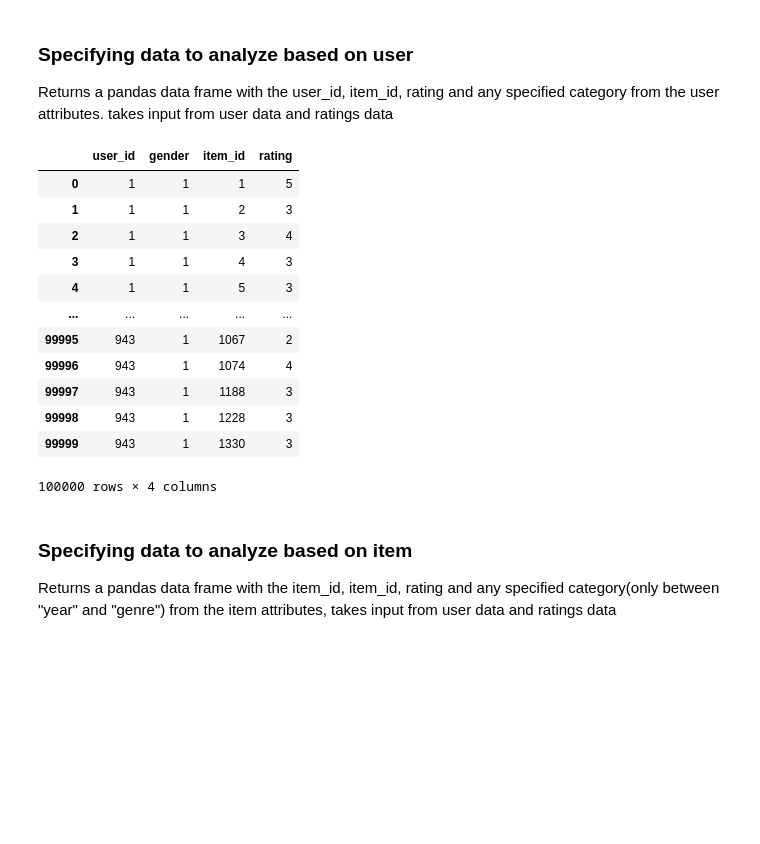
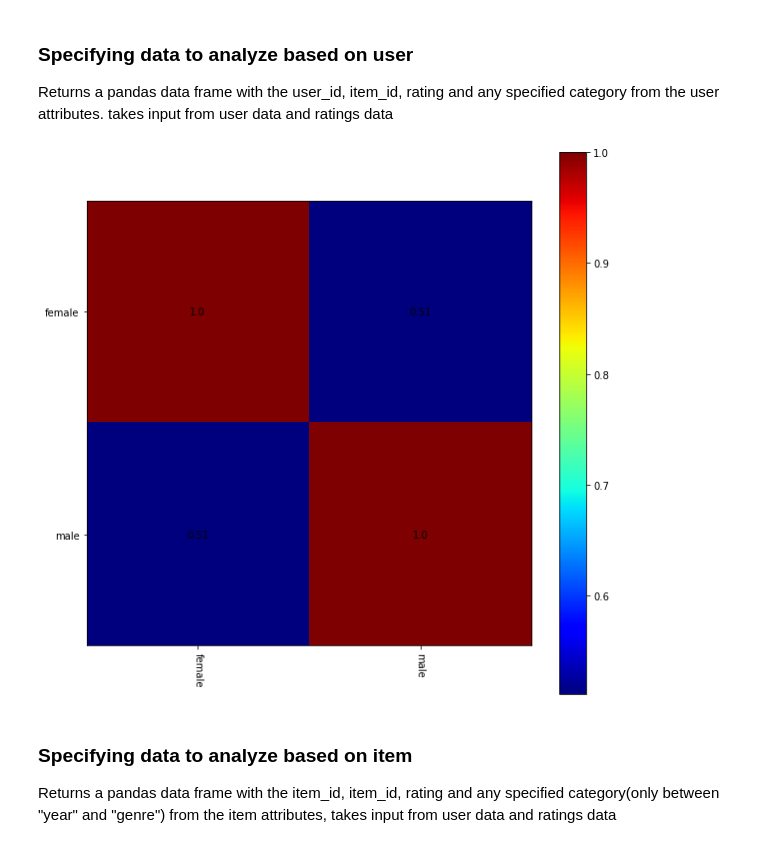
Before and after one commit to Xevenst/MovLensDataSet, a Jupyter notebook: preprocessingEx.ipynb, the cells around one changed output. Saved outputs shown, nothing was run; the diff lists cells and outputs as text; code cells hidden in the pictures; blank space fills up the shorter version.

Commit message:
Add for gender

```diff
--- a/preprocessingEx.ipynb
+++ b/preprocessingEx.ipynb
@@ -99,17 +99,16 @@ users
 | 942 | 943 | 22 | 1 | 18 | 77841 | 3 |
 943 rows × 6 columns
 # %%
-def fuckyou(sim,arr,string):
+def fuckyou(occup,arr,tick,string,size=(20,20)):
+    sim = occup.pivot_table(columns=string,index='item_id',values='rating')
     a = sim.corr(min_periods=30)
-    # print(a[0][0])
-    plt.figure(figsize=(20,20))
+    plt.figure(figsize=size)
     plt.set_cmap('jet')
     plt.imshow(a)
     plt.colorbar()
     for i in range(len(a[0])):
         for j in range(len(a[0])):
             plt.text(i,j,str(a[j][i].round(2)),va='center',ha='center')
-    tick = arr[string].tolist()
     plt.xticks(range(0,len(tick)),tick,rotation=-90)
     plt.yticks(range(0,len(tick)),tick)
 
@@ -128,29 +126,15 @@ fuckyou(sim,job,'occupation')
 <h3>Specifying data to analyze based on user</h3>
 Returns a pandas data frame with the user_id, item_id, rating and any specified category from the user attributes. takes input from user data and ratings data
 # %%
-pp.specifyByUserData(users, ratings, ["gender"])
-
-occup = pp.specifyByUserData(users, ratings, ["occupation"])
-job = getOccupationList()
+occup = pp.specifyByUserData(users, ratings, ["gender"])
+occup
 occup = occup.drop('user_id',axis=1)
-occup = occup.groupby(by=['occupation','item_id']).mean()
-
-sim = occup.pivot_table(columns='occupation',index='item_id',values='rating')
-fuckyou(sim,job,'occupation')
+occup = occup.groupby(by=['gender','item_id']).mean()
+gender = ['female','male']
+genderno = [0,1]
+fuckyou(occup,genderno,gender,'gender',size=(10,10))
 # %% [output]
-|  | user_id | gender | item_id | rating |
-| 0 | 1 | 1 | 1 | 5 |
-| 1 | 1 | 1 | 2 | 3 |
-| 2 | 1 | 1 | 3 | 4 |
-| 3 | 1 | 1 | 4 | 3 |
-| 4 | 1 | 1 | 5 | 3 |
-| ... | ... | ... | ... | ... |
-| 99995 | 943 | 1 | 1067 | 2 |
-| 99996 | 943 | 1 | 1074 | 4 |
-| 99997 | 943 | 1 | 1188 | 3 |
-| 99998 | 943 | 1 | 1228 | 3 |
-| 99999 | 943 | 1 | 1330 | 3 |
-100000 rows × 4 columns
+[figure, added]
 # %% [markdown]
 <h3>Specifying data to analyze based on item</h3>
 Returns a pandas data frame with the item_id, item_id, rating and any specified category(only between "year" and "genre") from the item attributes, takes input from user data and ratings data
```
Also changed, not shown: parts of 1 cell of this notebook.
